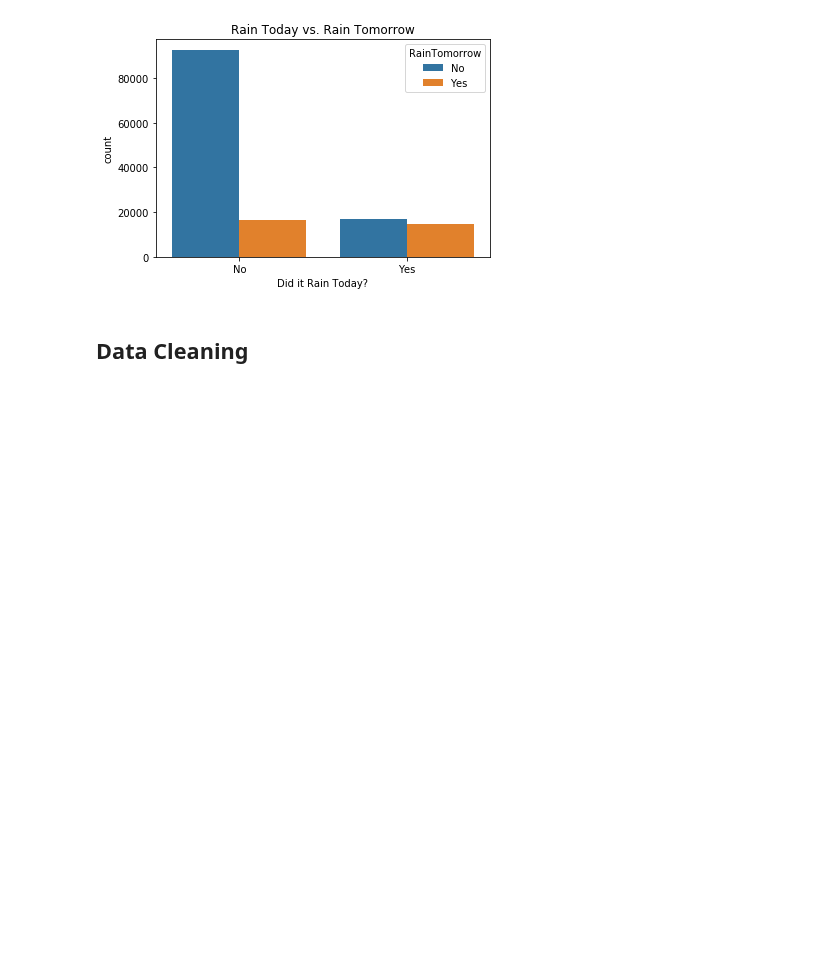
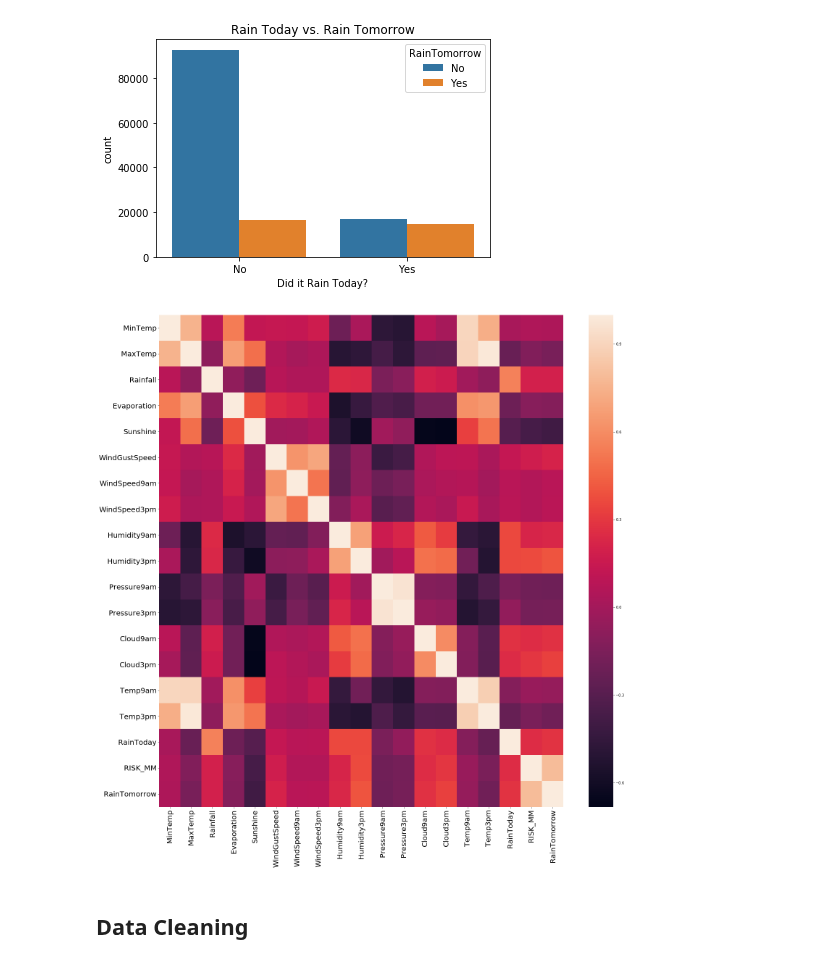
Before and after one commit to str007/Thinkful, a Jupyter notebook: Supervised_Learning_Capstone_Weather.ipynb, the cells around one changed output. Saved outputs shown, nothing was run; the diff lists cells and outputs as text; code cells hidden in the pictures; blank space fills up the shorter version.

```diff
--- a/Supervised_Learning_Capstone_Weather.ipynb
+++ b/Supervised_Learning_Capstone_Weather.ipynb
@@ -188,6 +190,18 @@ plt.xlabel('Did it Rain Today?')
 plt.show()
 # %% [output]
 [figure]
+# %%
+#Correlation matrix with sns.heatmap
+
+# Set up the matplotlib figure.
+f, ax = plt.subplots(figsize=(25, 25))
+
+sns.heatmap(weather.corr())
+plt.xticks(size=20)
+plt.yticks(size=20)
+plt.show()
+# %% [output]
+[figure, added]
 # %% [markdown]
 ## Data Cleaning
 # %%
```
Also changed, not shown: parts of 8 cells of this notebook, 1 other file.
